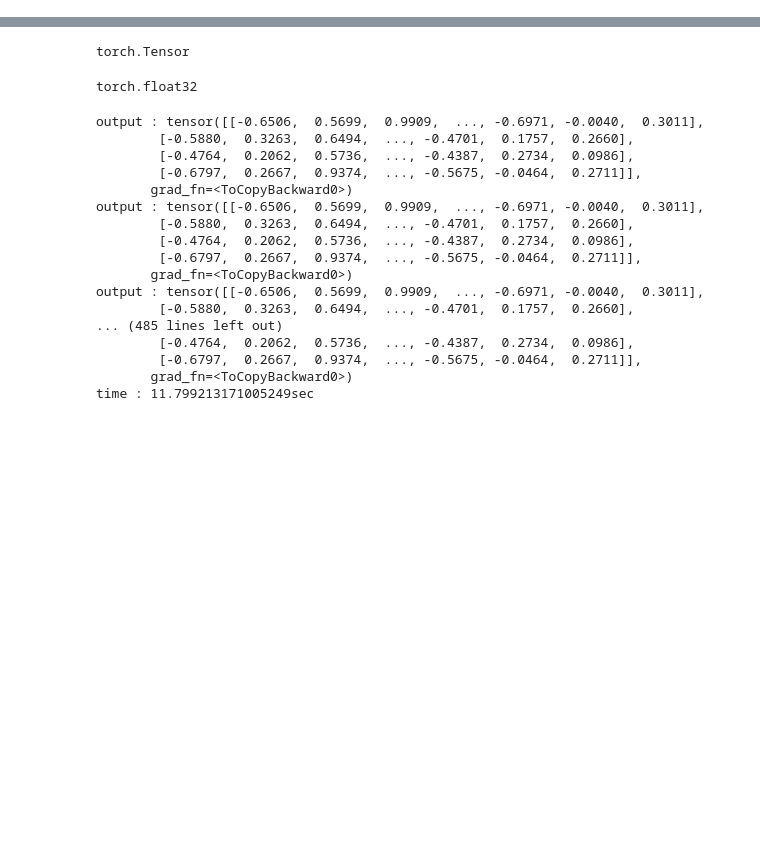
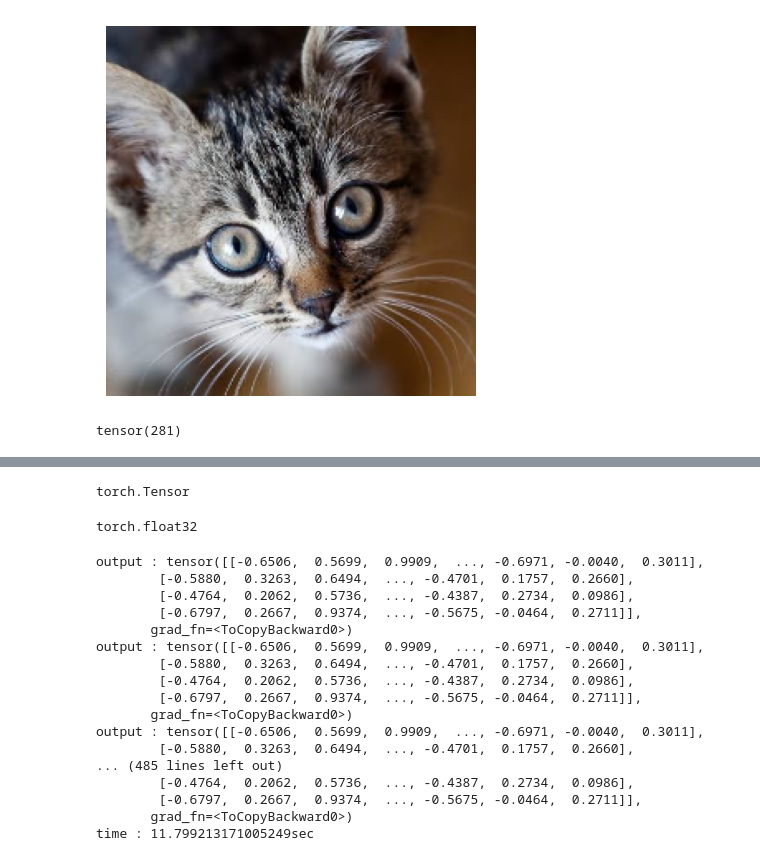
Before and after one commit to kylekim00/ViT-using-CUDA, a Jupyter notebook: vit.ipynb, the cells around one changed output, grey strips where cells are left out. Saved outputs shown, nothing was run; the diff lists cells and outputs as text; code cells hidden in the pictures; blank space fills up the shorter version.

```diff
--- a/vit.ipynb
+++ b/vit.ipynb
@@ -17,0 +15,33 @@ with open(file_path, 'rb') as f:
+# %%
+import cv2
+def center_crop_to_square(img):
+    """
+    이미지를 최대 정사각형 크기로 center crop.
+    """
+    h, w, _ = img.shape  # 원본 이미지 크기
+    side_length = min(h, w)  # 정사각형의 한 변 길이
+    center_x, center_y = w // 2, h // 2  # 중심 좌표
+
+    # Crop 영역 계산
+    x1 = max(center_x - side_length // 2, 0)
+    y1 = max(center_y - side_length // 2, 0)
+    x2 = x1 + side_length
+    y2 = y1 + side_length
+    return img[y1:y2, x1:x2]
+cat = cv2.imread('cat.jpeg', cv2.IMREAD_COLOR)
+cat = center_crop_to_square(cat)
+cat = cv2.resize(cat, (224, 224))
+from matplotlib import pyplot as plt
+if cat is None:
+    print("이미지를 읽을 수 없습니다. 경로를 확인하세요.")
+else:
+    img_rgb = cv2.cvtColor(cat, cv2.COLOR_BGR2RGB)
+    plt.imshow(img_rgb)
+    plt.axis('off')
+    plt.show()
+# %% [output]
+[figure, added]
+# %%
+model(torch.tensor(cat/255.0, dtype=torch.float).permute(2, 0, 1).unsqueeze(0))[0].argmax()
+# %% [output]
+tensor(281)
```
Also changed, not shown: parts of 5 cells of this notebook, 7 other files.
